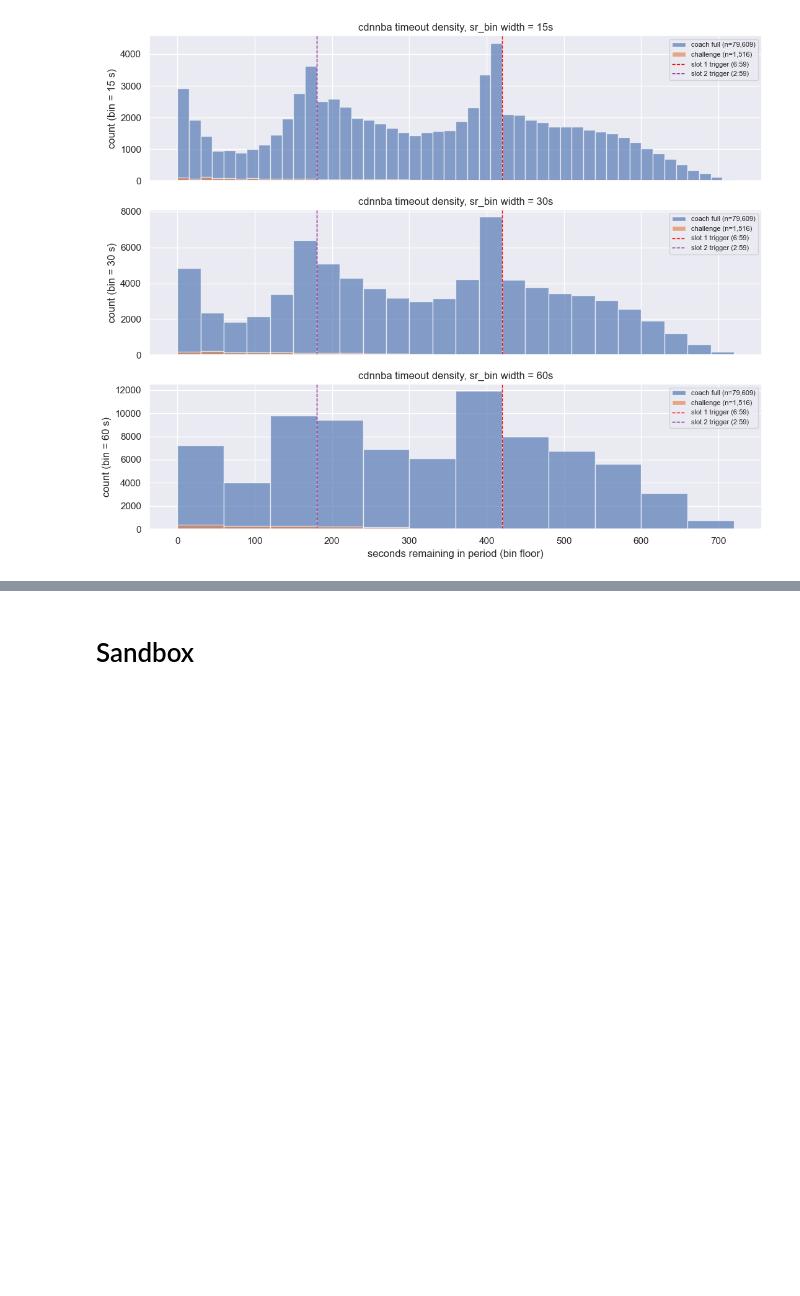
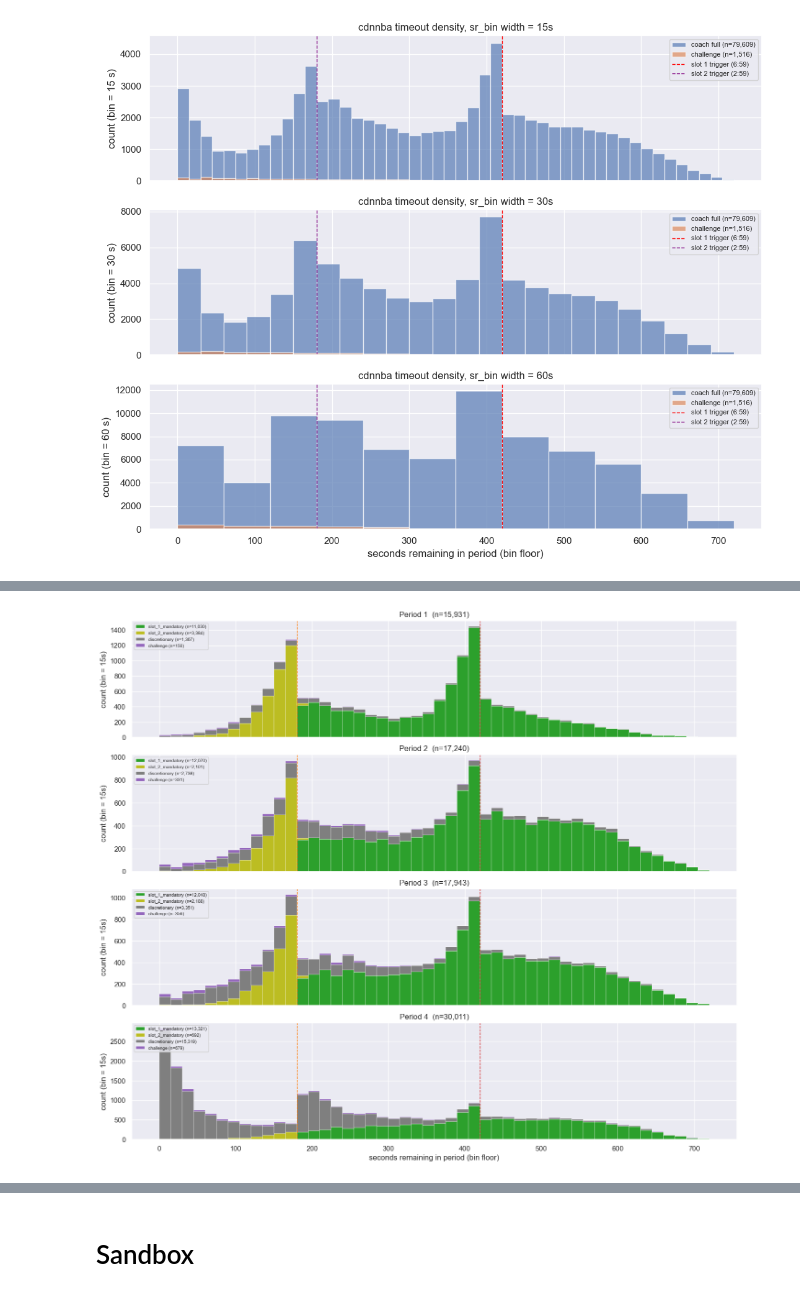
Before and after one commit to akseldkw07/NBA-Timeout-Impact, a Jupyter notebook: Notebooks/TV-Timeout-Injection.ipynb, the cells around one changed output, grey strips where cells are left out. Drawn from its saved outputs; the diff is of its cells as text; code cells hidden in the pictures; blank space fills up the shorter version.

```diff
--- a/Notebooks/TV-Timeout-Injection.ipynb
+++ b/Notebooks/TV-Timeout-Injection.ipynb
@@ -216,0 +143,4 @@ UKS_MPL.heatmap_df(confusion.drop(index="TOTAL", columns="TOTAL"))
+# %%
+figs["role_vs_sr"]
+# %% [output]
+[figure, added]
```
Also changed, not shown: parts of 49 cells of this notebook, 4 other files.
